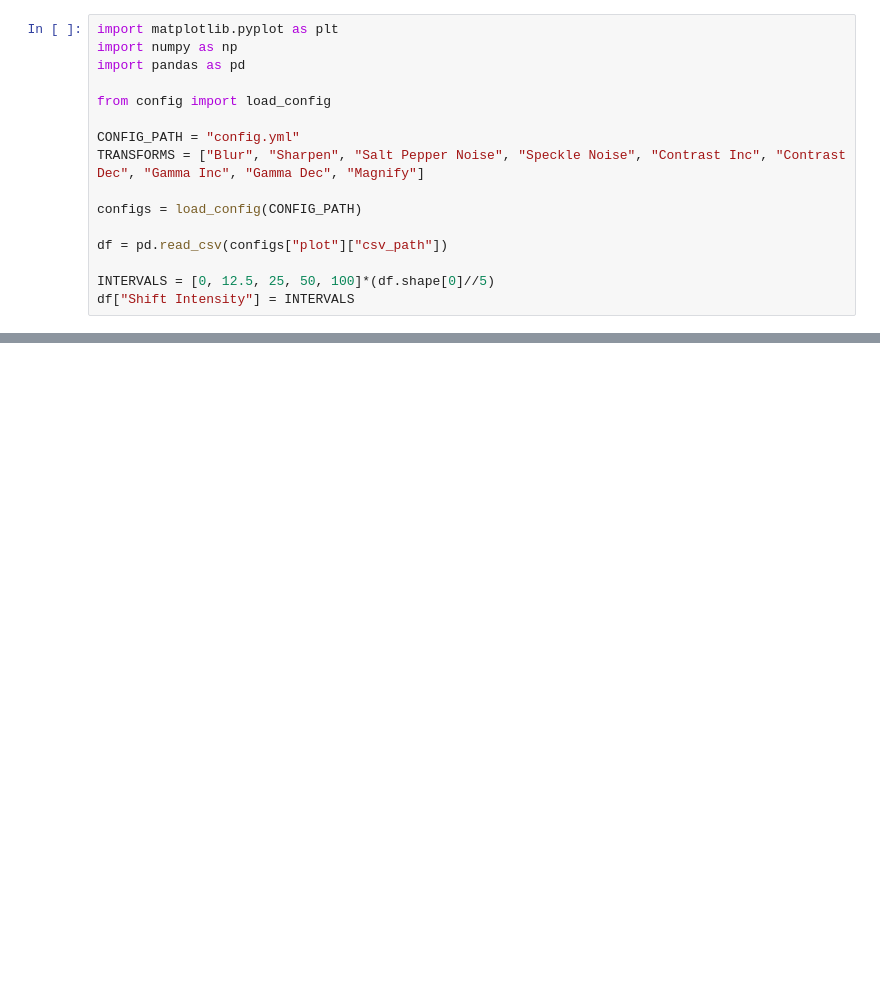
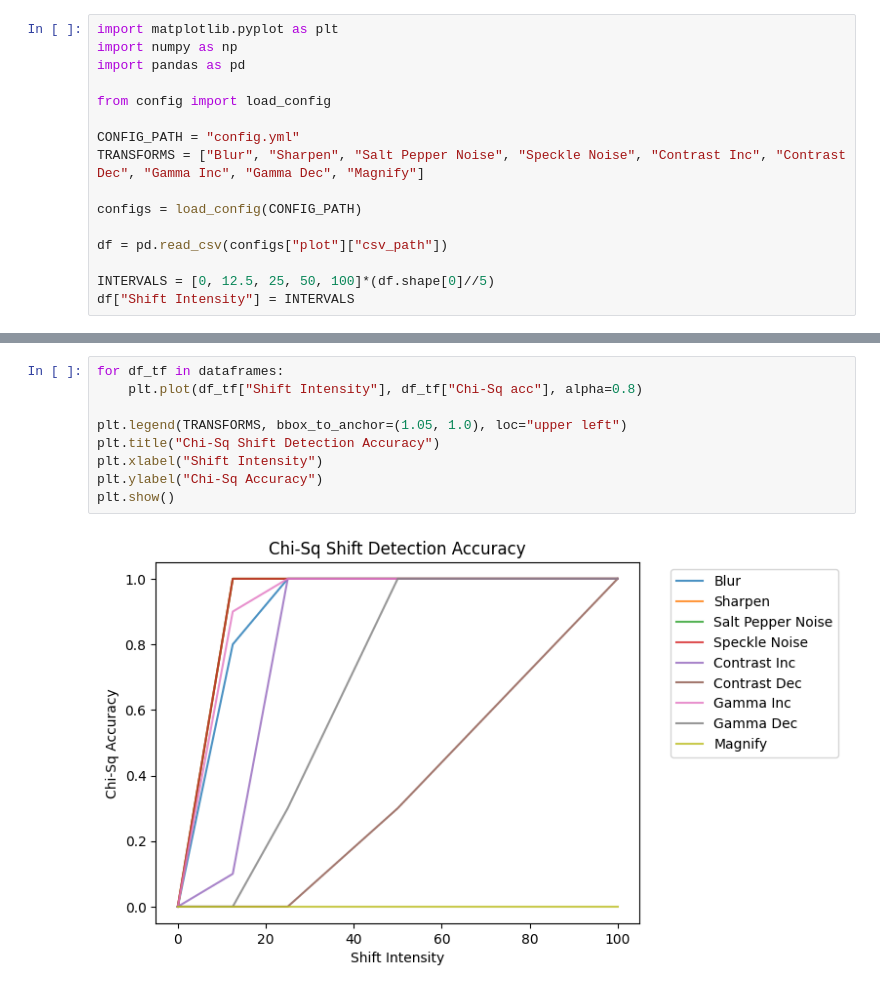
Before and after one commit to leeping-ng/med-img-monitoring, a Jupyter notebook: src/results.ipynb, the cells around one changed output, grey strips where cells are left out. Drawn from its saved outputs; the diff is of its cells as text; blank space fills up the shorter version.

```diff
--- a/src/results.ipynb
+++ b/src/results.ipynb
@@ -58,0 +101,11 @@ plt.show()
+# %%
+for df_tf in dataframes:
+    plt.plot(df_tf["Shift Intensity"], df_tf["Chi-Sq acc"], alpha=0.8)
+
+plt.legend(TRANSFORMS, bbox_to_anchor=(1.05, 1.0), loc="upper left")
+plt.title("Chi-Sq Shift Detection Accuracy")
+plt.xlabel("Shift Intensity")
+plt.ylabel("Chi-Sq Accuracy")
+plt.show()
+# %% [output]
+[figure, added]
```
Also changed, not shown: parts of 8 cells of this notebook, 2 other files.
